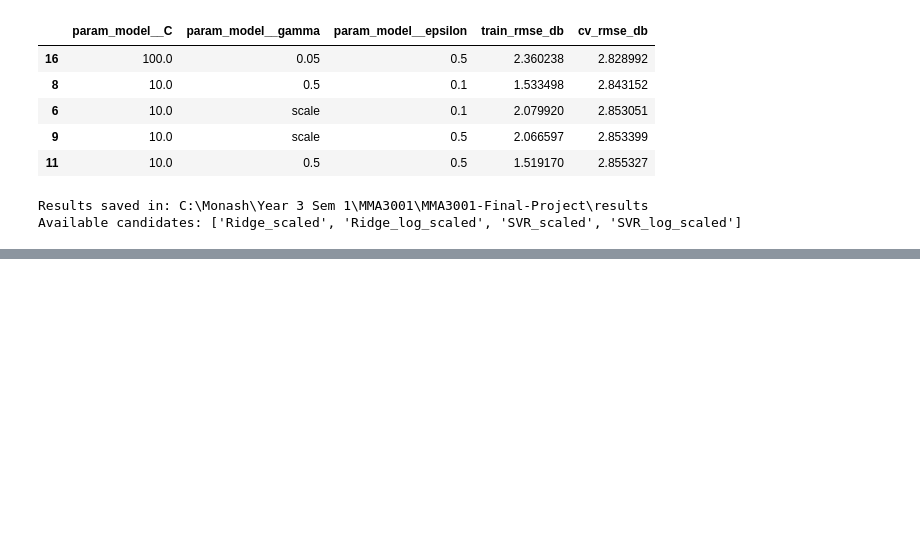
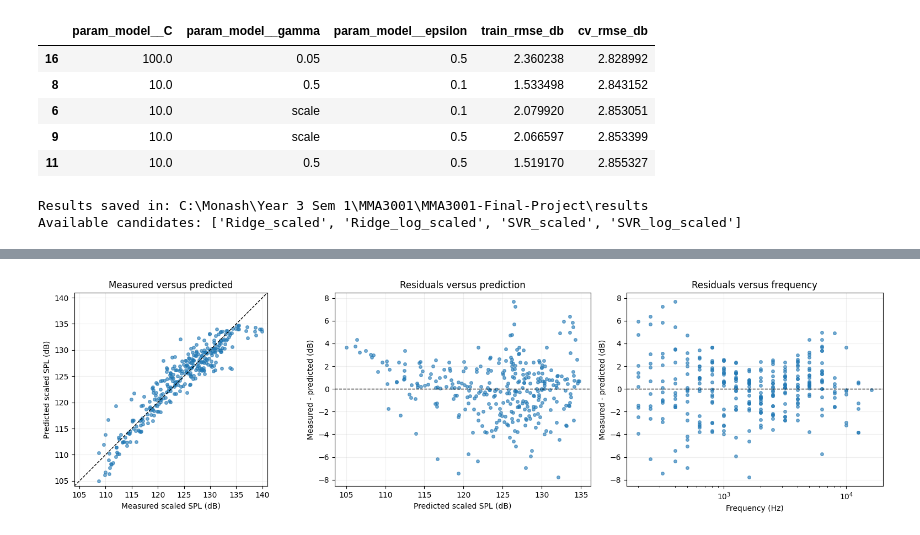
Before and after one commit to zlee0082-png/MMA3001-Final-Project, a Jupyter notebook: airfoil_learning.ipynb, the cells around one changed output, grey strips where cells are left out. Cells and saved outputs as stored; diff of their text form; code cells hidden in the pictures; blank space fills up the shorter version.

```diff
--- a/airfoil_learning.ipynb
+++ b/airfoil_learning.ipynb
@@ -802,0 +1545,60 @@ Available candidates: ['Ridge_scaled', 'Ridge_log_scaled', 'SVR_scaled', 'SVR_lo
+# %%
+# Plot test predictions and residuals to inspect agreement and systematic error patterns.
+
+actual = test_prediction_table["measured_spl_db"]
+predicted = test_prediction_table["predicted_spl_db"]
+residuals = test_prediction_table["residual_db"]
+
+fig, axes = plt.subplots(1, 3, figsize=(16, 4.5))
+
+limits = [
+    min(actual.min(), predicted.min()) - 1,
+    max(actual.max(), predicted.max()) + 1,
+]
+
+axes[0].scatter(actual, predicted, s=16, alpha=0.6)
+axes[0].plot(limits, limits, "k--", linewidth=1)
+axes[0].set(
+    xlabel="Measured scaled SPL (dB)",
+    ylabel="Predicted scaled SPL (dB)",
+    title="Measured versus predicted",
+    xlim=limits,
+    ylim=limits,
+)
+axes[0].set_aspect("equal", adjustable="box")
+
+axes[1].scatter(predicted, residuals, s=16, alpha=0.6)
+axes[1].axhline(0, color="black", linestyle="--", linewidth=1)
+axes[1].set(
+    xlabel="Predicted scaled SPL (dB)",
+    ylabel="Measured - predicted (dB)",
+    title="Residuals versus prediction",
+)
+
+axes[2].scatter(
+    X_test["frequency_hz"],
+    residuals,
+    s=16,
+    alpha=0.6,
+)
+axes[2].set_xscale("log")
+axes[2].axhline(0, color="black", linestyle="--", linewidth=1)
+axes[2].set(
+    xlabel="Frequency (Hz)",
+    ylabel="Measured - predicted (dB)",
+    title="Residuals versus frequency",
+)
+
+for ax in axes:
+    ax.grid(alpha=0.2)
+
+fig.tight_layout()
+
+fig.savefig(
+    output_dir / "final_test_diagnostics.png",
+    dpi=200,
+)
+
+plt.show()
+# %% [output]
+[figure, added]
```
Also changed, not shown: parts of 74 cells of this notebook, 27 other files.
